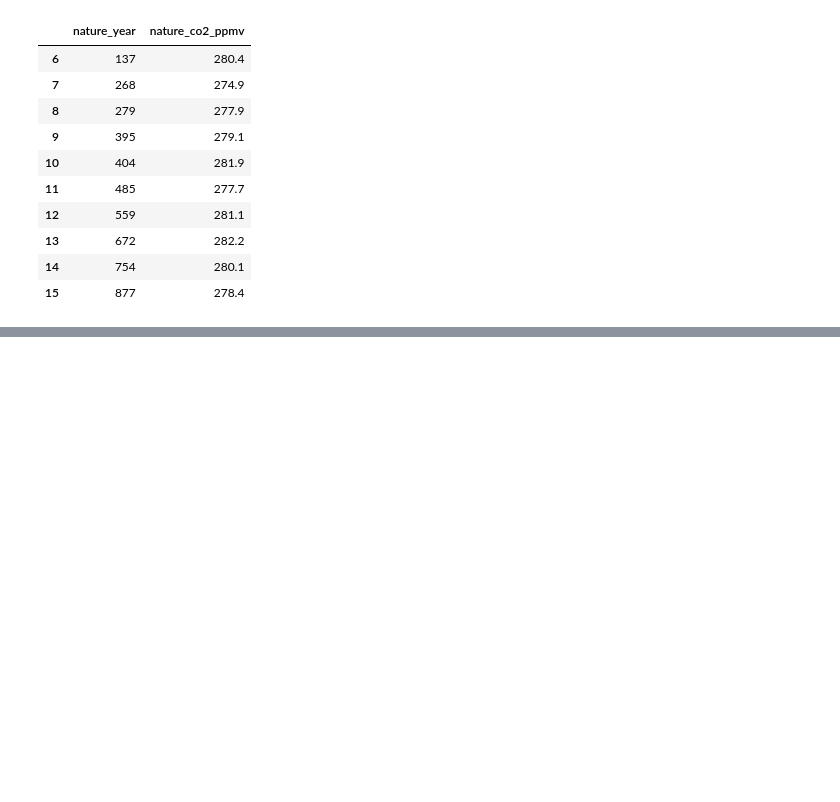
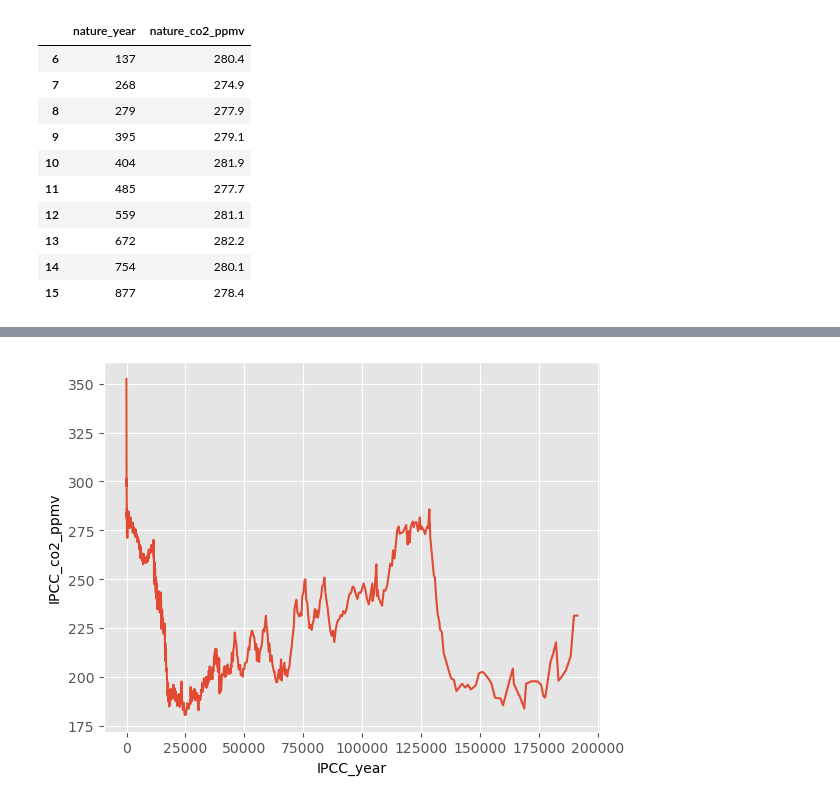
Before and after one commit to decvfox/PfDA_Project_2, a Jupyter notebook: project_2.ipynb, the cells around one changed output, grey strips where cells are left out. Cells and saved outputs as stored; diff of their text form; code cells hidden in the pictures; blank space fills up the shorter version.

```diff
--- a/project_2.ipynb
+++ b/project_2.ipynb
@@ -68,0 +71,5 @@ plt.show()
+# %%
+df4=pd.read_csv('data/csv_files/grl52461_composite_data.csv')
+df.insert(2, 'IPCC_year', df4['Gasage (yr BP)'])
+df.insert(3, 'IPCC_co2_ppmv', df4['CO2 (ppmv)'])
+df.tail(10)
@@ -68,0 +88,6 @@ plt.show()
+# %%
+sns.lineplot(x = 'IPCC_year', y = 'IPCC_co2_ppmv', data=df)
+
+plt.show()
+# %% [output]
+[figure, added]
```
Also changed, not shown: parts of 4 cells of this notebook, 2 other files.
